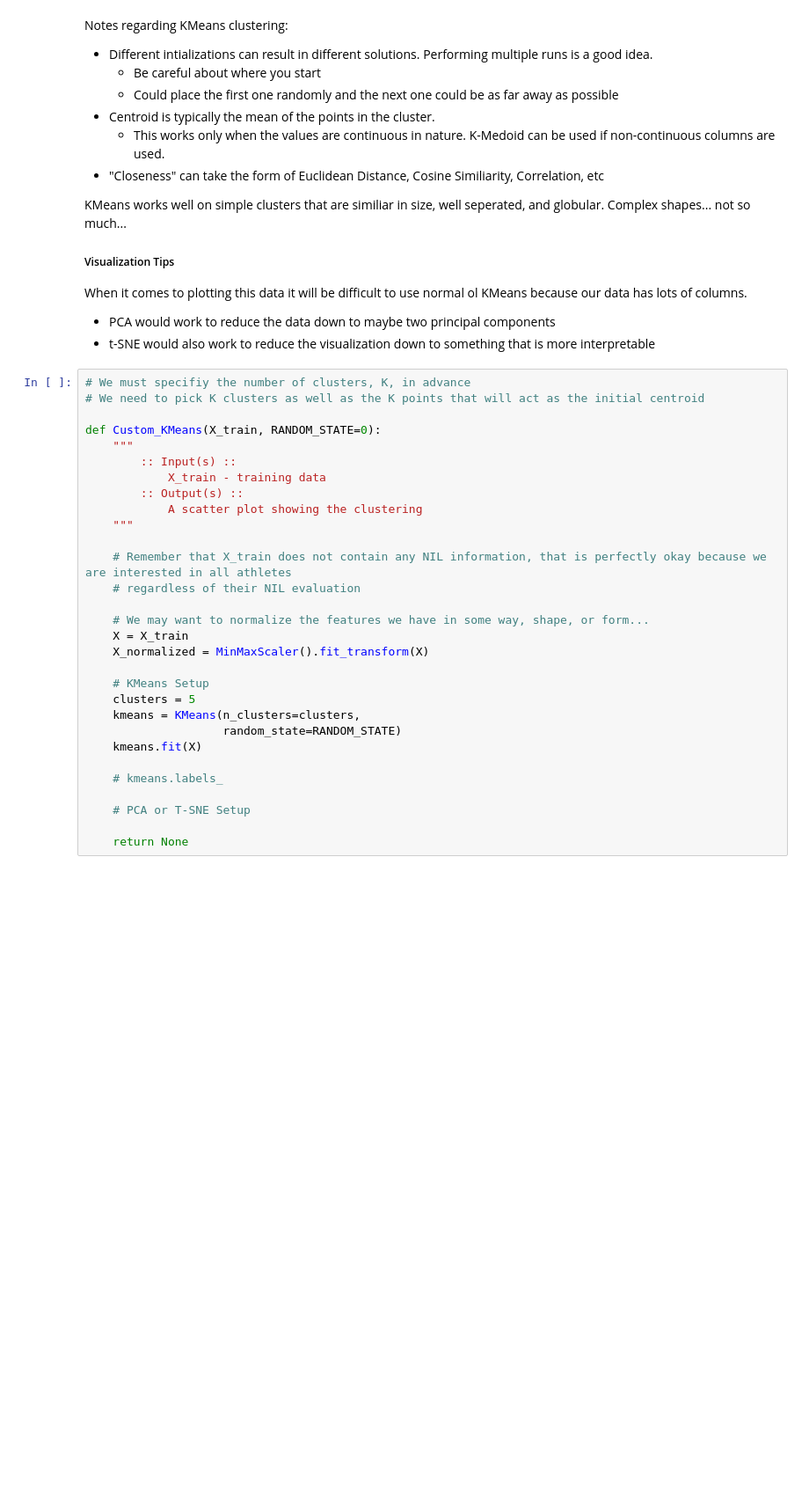
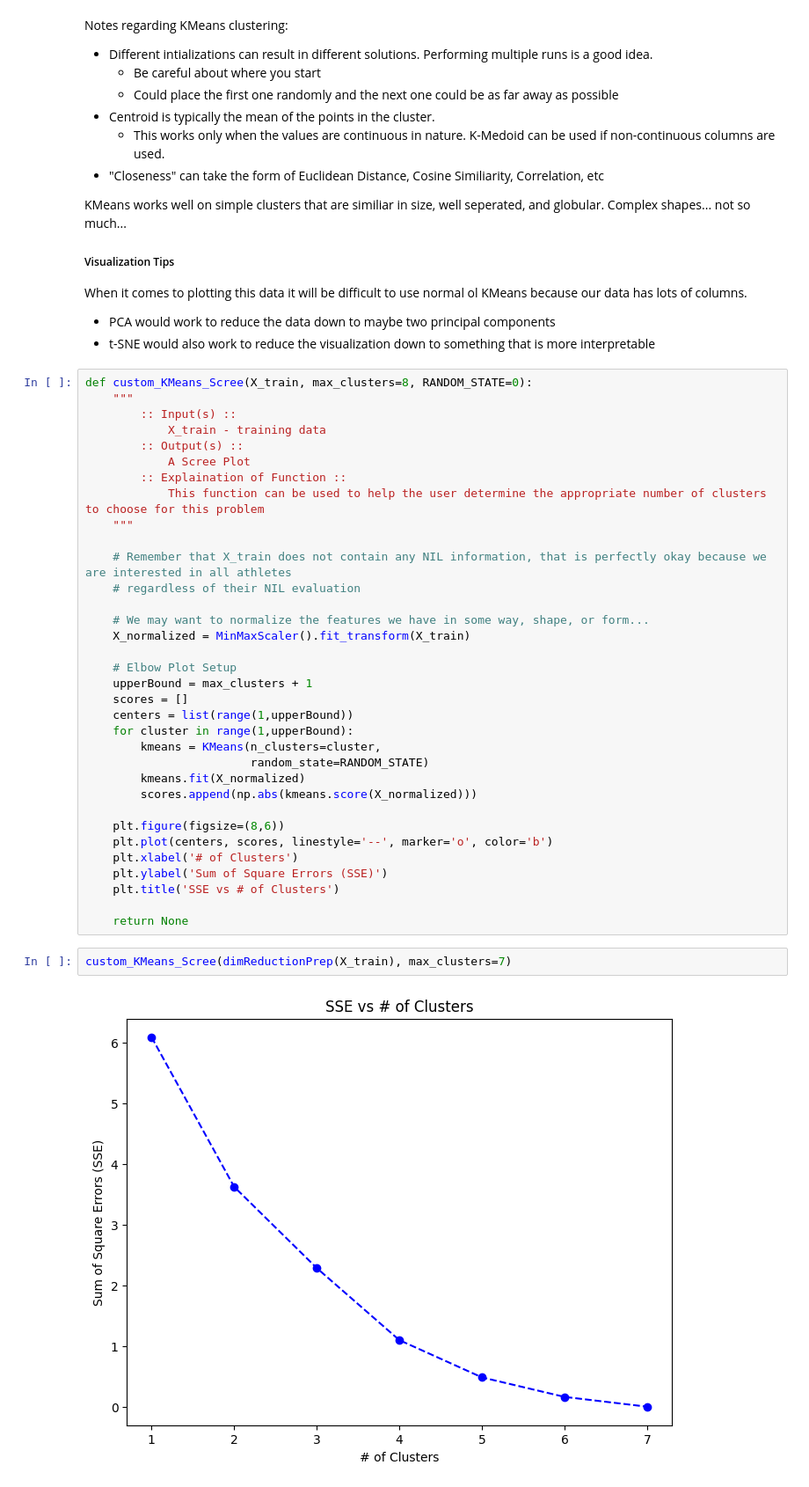
Before and after one commit to mvizzini951/MS2_NIL, a Jupyter notebook: unsupervised.ipynb, the cells around one changed output. Shown at 88% size. Saved outputs shown, nothing was run; the diff lists cells and outputs as text; blank space fills up the shorter version.

```diff
--- a/unsupervised.ipynb
+++ b/unsupervised.ipynb
@@ -291,32 +298,40 @@ When it comes to plotting this data it will be difficult to use normal ol KMeans
 - PCA would work to reduce the data down to maybe two principal components
 - t-SNE would also work to reduce the visualization down to something that is more interpretable
 # %%
-# We must specifiy the number of clusters, K, in advance
-# We need to pick K clusters as well as the K points that will act as the initial centroid
-
-def Custom_KMeans(X_train, RANDOM_STATE=0):
+def custom_KMeans_Scree(X_train, max_clusters=8, RANDOM_STATE=0):
     """
         :: Input(s) ::
             X_train - training data
         :: Output(s) ::
-            A scatter plot showing the clustering
+            A Scree Plot
+        :: Explaination of Function ::
+            This function can be used to help the user determine the appropriate number of clusters to choose for this problem
     """
 
     # Remember that X_train does not contain any NIL information, that is perfectly okay because we are interested in all athletes
     # regardless of their NIL evaluation
 
     # We may want to normalize the features we have in some way, shape, or form...
-    X = X_train
-    X_normalized = MinMaxScaler().fit_transform(X)
+    X_normalized = MinMaxScaler().fit_transform(X_train)
 
-    # KMeans Setup
-    clusters = 5
-    kmeans = KMeans(n_clusters=clusters,
-                    random_state=RANDOM_STATE)
-    kmeans.fit(X)
+    # Elbow Plot Setup
+    upperBound = max_clusters + 1
+    scores = []
+    centers = list(range(1,upperBound))
+    for cluster in range(1,upperBound):
+        kmeans = KMeans(n_clusters=cluster,
+                        random_state=RANDOM_STATE)
+        kmeans.fit(X_normalized)
+        scores.append(np.abs(kmeans.score(X_normalized)))
 
-    # kmeans.labels_
-
-    # PCA or T-SNE Setup
+    plt.figure(figsize=(8,6))
+    plt.plot(centers, scores, linestyle='--', marker='o', color='b')
+    plt.xlabel('# of Clusters')
+    plt.ylabel('Sum of Square Errors (SSE)')
+    plt.title('SSE vs # of Clusters')
 
     return None
+# %%
+custom_KMeans_Scree(dimReductionPrep(X_train), max_clusters=7)
+# %% [output]
+[figure, added]
```
Also changed, not shown: parts of 11 cells of this notebook, 1 other file.
